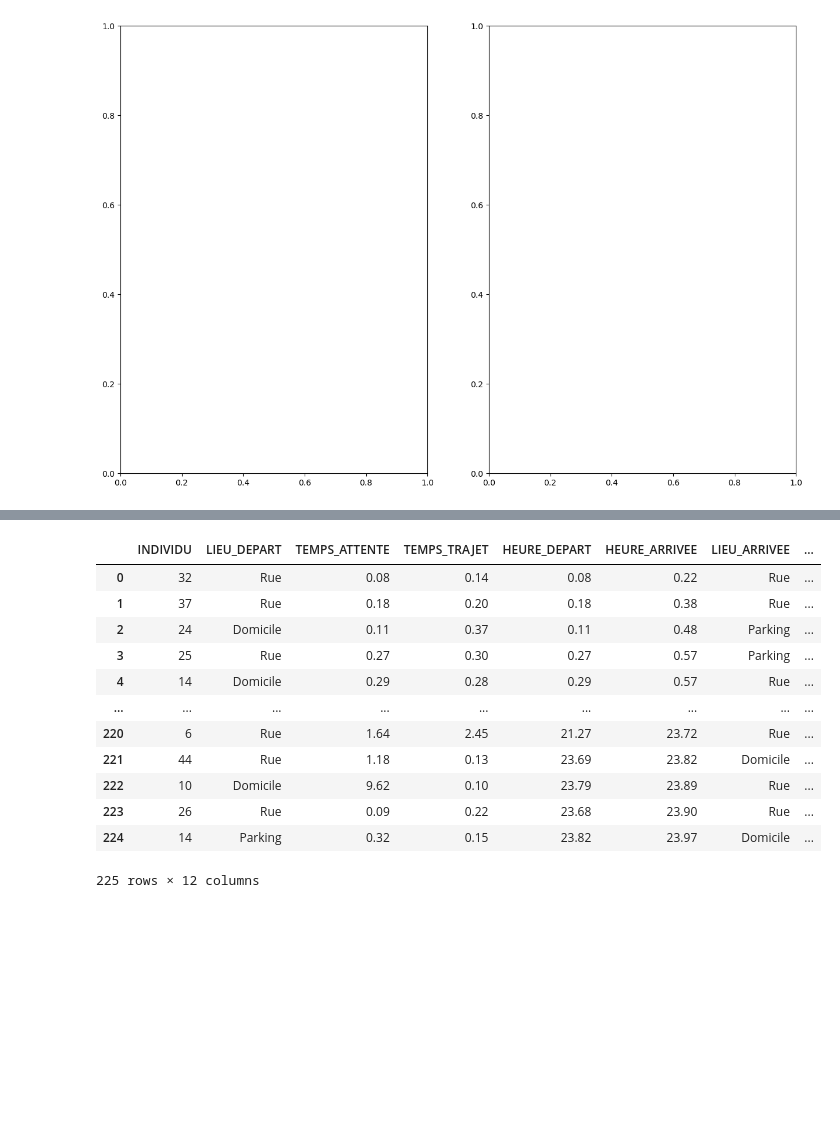
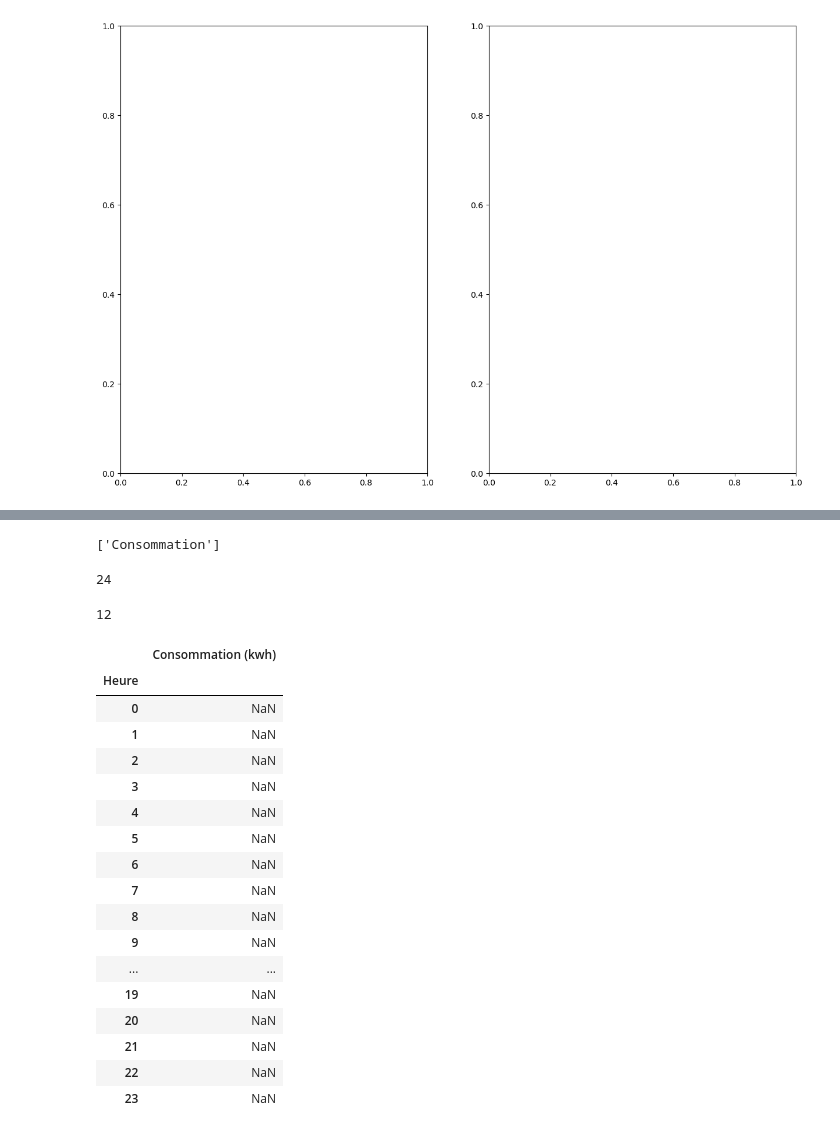
Before and after one commit to kilianguillon/Projet_statapp, a Jupyter notebook: Test.ipynb, the cells around one changed output, grey strips where cells are left out. Drawn from its saved outputs; the diff is of its cells as text; code cells hidden in the pictures; blank space fills up the shorter version.

```diff
--- a/Test.ipynb
+++ b/Test.ipynb
@@ -638,17 +706,36 @@ def heures_consommation(dataset):
     return dataset
-# %%
-heures_consommation(coefvitesse(EMP,h)),loc
-# %% [output]
-|  | INDIVIDU | LIEU_DEPART | TEMPS_ATTENTE | TEMPS_TRAJET | HEURE_DEPART | HEURE_ARRIVEE | LIEU_ARRIVEE | ... |
-| 0 | 32 | Rue | 0.08 | 0.14 | 0.08 | 0.22 | Rue | ... |
-| 1 | 37 | Rue | 0.18 | 0.20 | 0.18 | 0.38 | Rue | ... |
-| 2 | 24 | Domicile | 0.11 | 0.37 | 0.11 | 0.48 | Parking | ... |
-| 3 | 25 | Rue | 0.27 | 0.30 | 0.27 | 0.57 | Parking | ... |
-| 4 | 14 | Domicile | 0.29 | 0.28 | 0.29 | 0.57 | Rue | ... |
-| ... | ... | ... | ... | ... | ... | ... | ... | ... |
-| 220 | 6 | Rue | 1.64 | 2.45 | 21.27 | 23.72 | Rue | ... |
-| 221 | 44 | Rue | 1.18 | 0.13 | 23.69 | 23.82 | Domicile | ... |
-| 222 | 10 | Domicile | 9.62 | 0.10 | 23.79 | 23.89 | Rue | ... |
-| 223 | 26 | Rue | 0.09 | 0.22 | 23.68 | 23.90 | Rue | ... |
-| 224 | 14 | Parking | 0.32 | 0.15 | 23.82 | 23.97 | Domicile | ... |
-225 rows × 12 columns
+# %%
+[colonne for colonne in coefvitesse(EMP,h).columns if colonne.startswith('Consommation')]
+# %% [output]
+['Consommation']
+# %%
+len(list(np.zeros(24)))
+# %% [output]
+24
+# %%
+int(12.86)
+# %% [output]
+12
+# %%
+heures=pd.DataFrame(index=np.arange(0,24),columns=['Consommation (kwh)'])
+heures.index.name='Heure'
+heures
+# %% [output]
+|  | Consommation (kwh) |
+| Heure |  |
+| 0 | NaN |
+| 1 | NaN |
+| 2 | NaN |
+| 3 | NaN |
+| 4 | NaN |
+| 5 | NaN |
+| 6 | NaN |
+| 7 | NaN |
+| 8 | NaN |
+| 9 | NaN |
+| ... | ... |
+| 19 | NaN |
+| 20 | NaN |
+| 21 | NaN |
+| 22 | NaN |
+| 23 | NaN |
```
Also changed, not shown: parts of 6 cells of this notebook, 1 other file.
